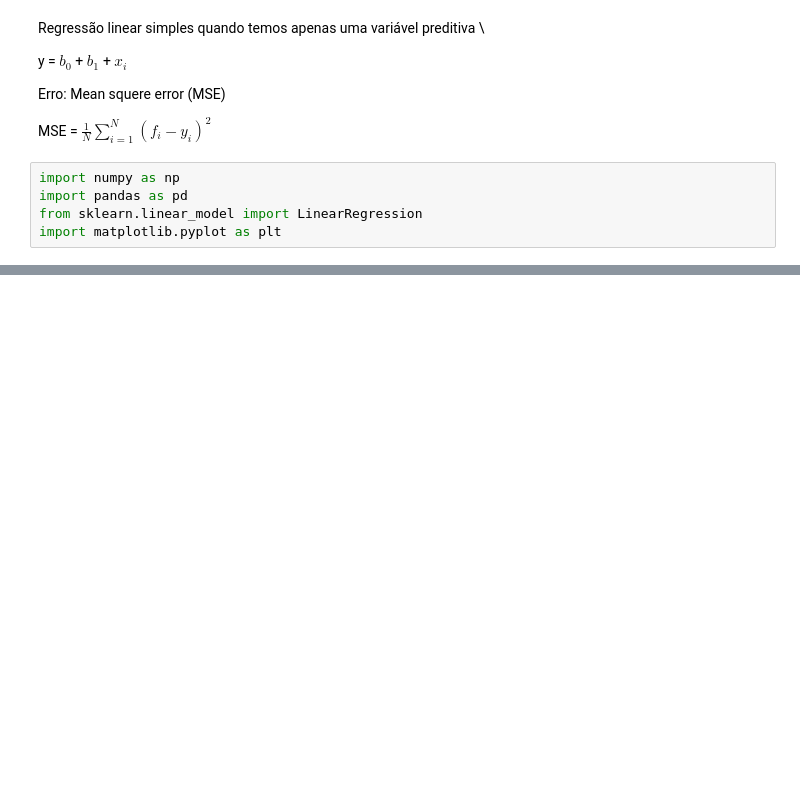
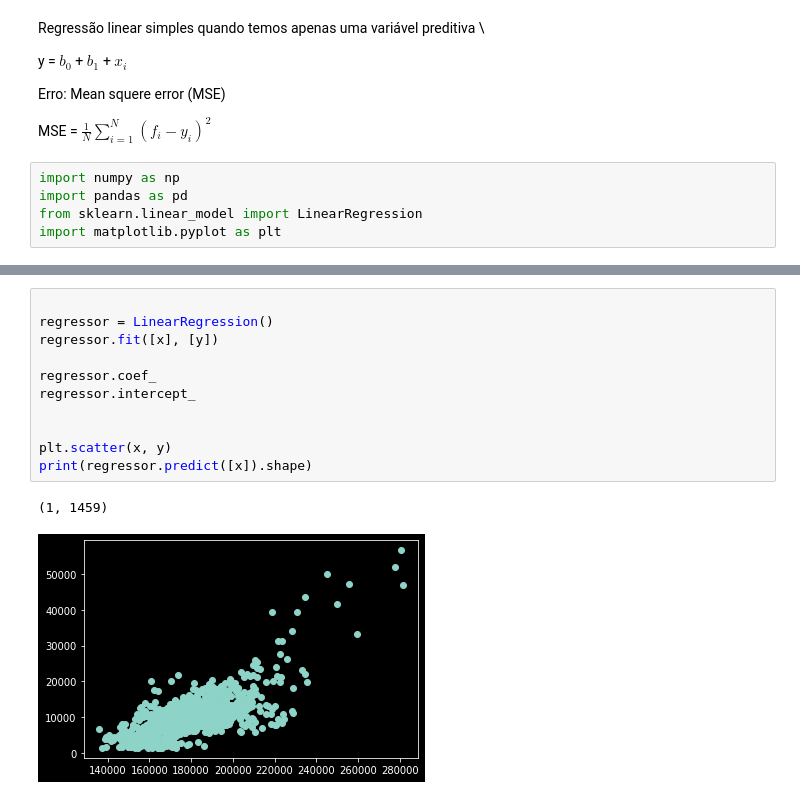
Before and after one commit to victorramos887/Data-Science-Python, a Jupyter notebook: regressao_linear.ipynb, the cells around one changed output, grey strips where cells are left out. Drawn from its saved outputs; the diff is of its cells as text; blank space fills up the shorter version.

Commit message:
Continuando análise de regressão linear

```diff
--- a/regressao_linear.ipynb
+++ b/regressao_linear.ipynb
@@ -50,0 +43,14 @@ correlacao = np.corrcoef(x, y)
+# %%
+
+regressor = LinearRegression()
+regressor.fit([x], [y])
+
+regressor.coef_
+regressor.intercept_
+
+
+plt.scatter(x, y)
+print(regressor.predict([x]).shape)
+# %% [output]
+(1, 1459)
+[figure, added]
```
Also changed, not shown: parts of 2 cells of this notebook.
